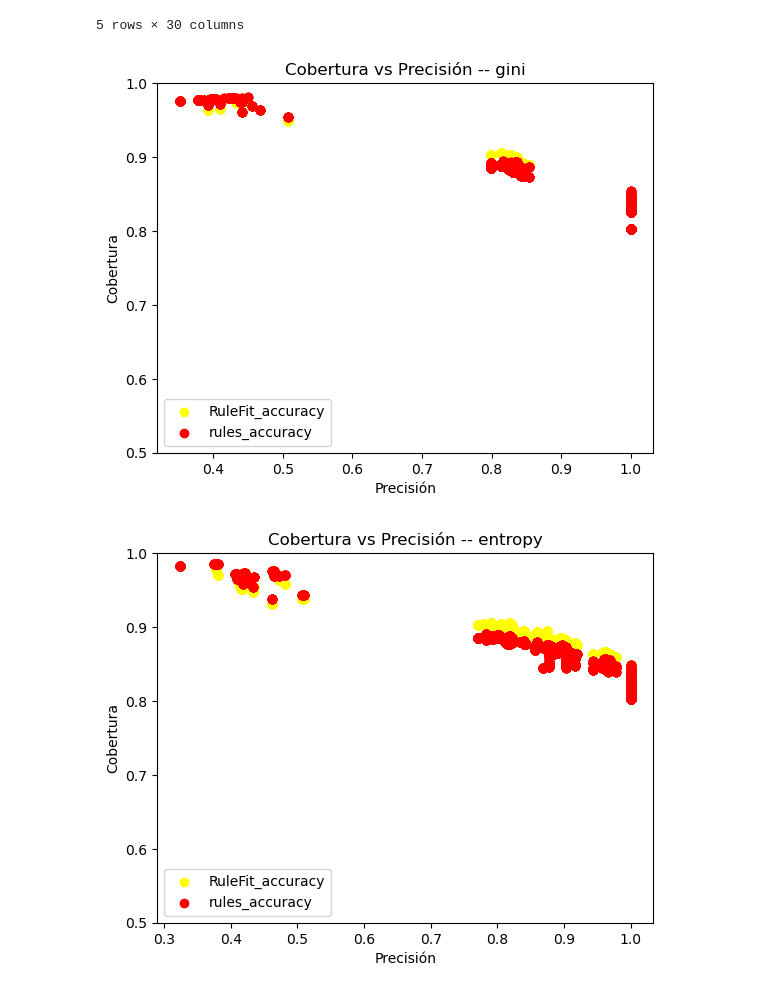
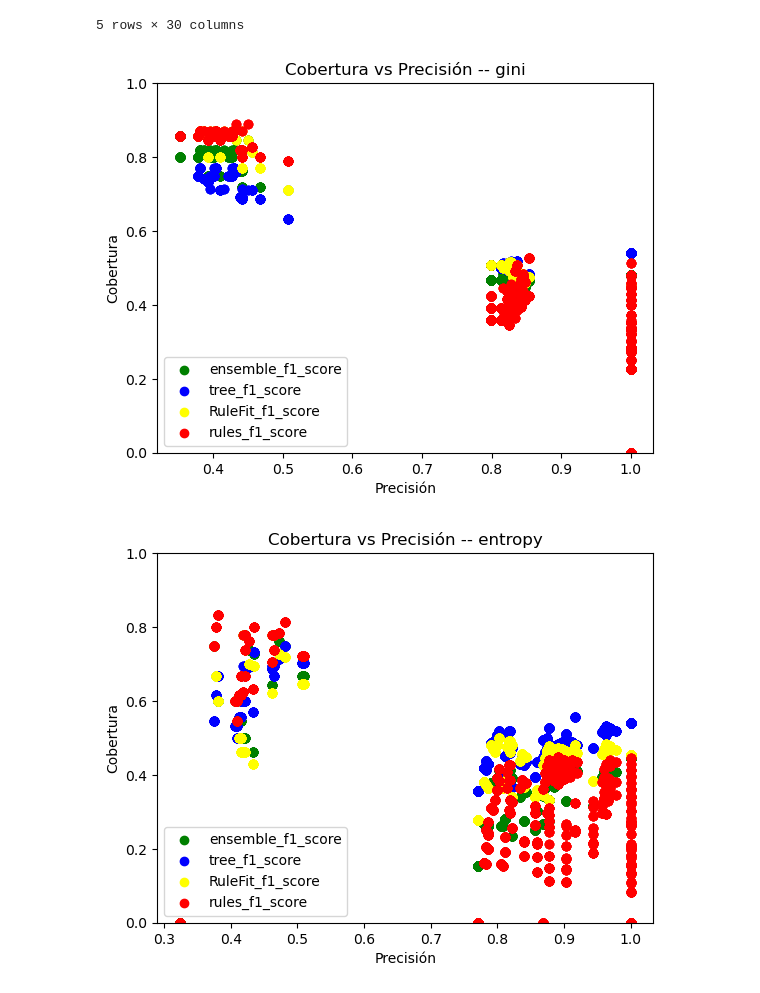
Before and after one commit to marioopv/iPRules, a Jupyter notebook: Results/display_dataset_results.ipynb, the cells around one changed output. Saved outputs shown, nothing was run; the diff lists cells and outputs as text; code cells hidden in the pictures.

```diff
--- a/Results/display_dataset_results.ipynb
+++ b/Results/display_dataset_results.ipynb
@@ -20,18 +20,18 @@ df.head()
 # %%
 
 for node_value in df["ensemble_criterion"].unique():
        fig, ax = plt.subplots()
        new_df = df.query(f'ensemble_criterion == \"{node_value}\"')
 
-       #ax.scatter(new_df[" cobertura"], new_df[" ensemble_accuracy"], color="green", label="ensemble_accuracy")
-       #ax.scatter(new_df[" cobertura"], new_df[" tree_accuracy"], color="blue", label="tree_accuracy")
-       ax.scatter(new_df[" cobertura"], new_df[" RuleFit_accuracy"], color="yellow", label="RuleFit_accuracy")
-       ax.scatter(new_df[" cobertura"], new_df[" rules_accuracy"], color="red", label="rules_accuracy")
+       ax.scatter(new_df[" cobertura"], new_df[" ensemble_f1_score"], color="green", label="ensemble_f1_score")
+       ax.scatter(new_df[" cobertura"], new_df[" tree_f1_score"], color="blue", label="tree_f1_score")
+       ax.scatter(new_df[" cobertura"], new_df[" RuleFit_f1_score"], color="yellow", label="RuleFit_f1_score")
+       ax.scatter(new_df[" cobertura"], new_df[" rules_f1_score"], color="red", label="rules_f1_score")
        ax.set(xlabel='Precisión', ylabel='Cobertura',
               title=f'Cobertura vs Precisión -- {node_value}')
        plt.legend(loc="lower left")
-       plt.ylim(0.5, 1.0)
+       plt.ylim(0.0, 1.0)
        plt.show()
 # %% [output]
-[figure, old version]
+[figure, new version]
-[figure, old version]
+[figure, new version]
```
Also changed, not shown: parts of 1 cell of this notebook, 38 other files.
